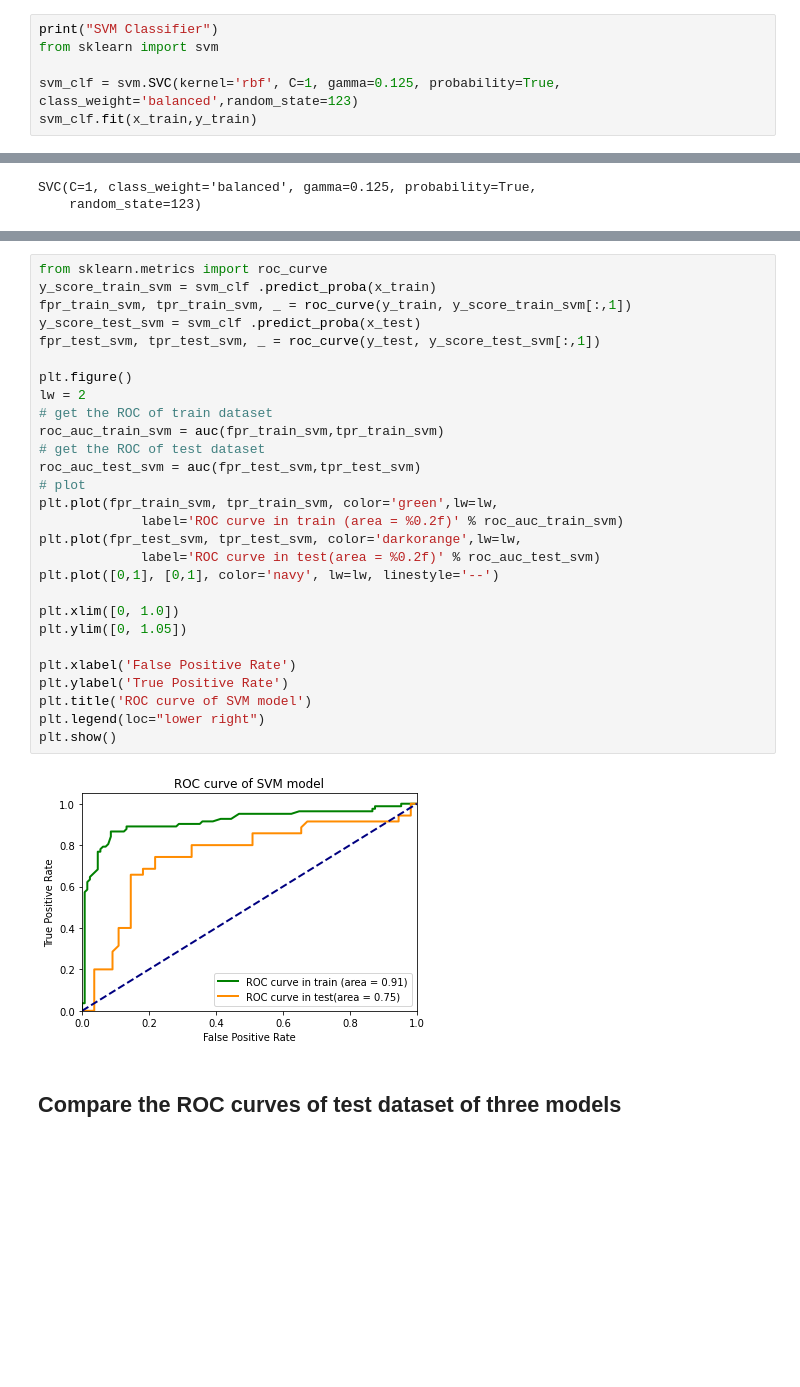
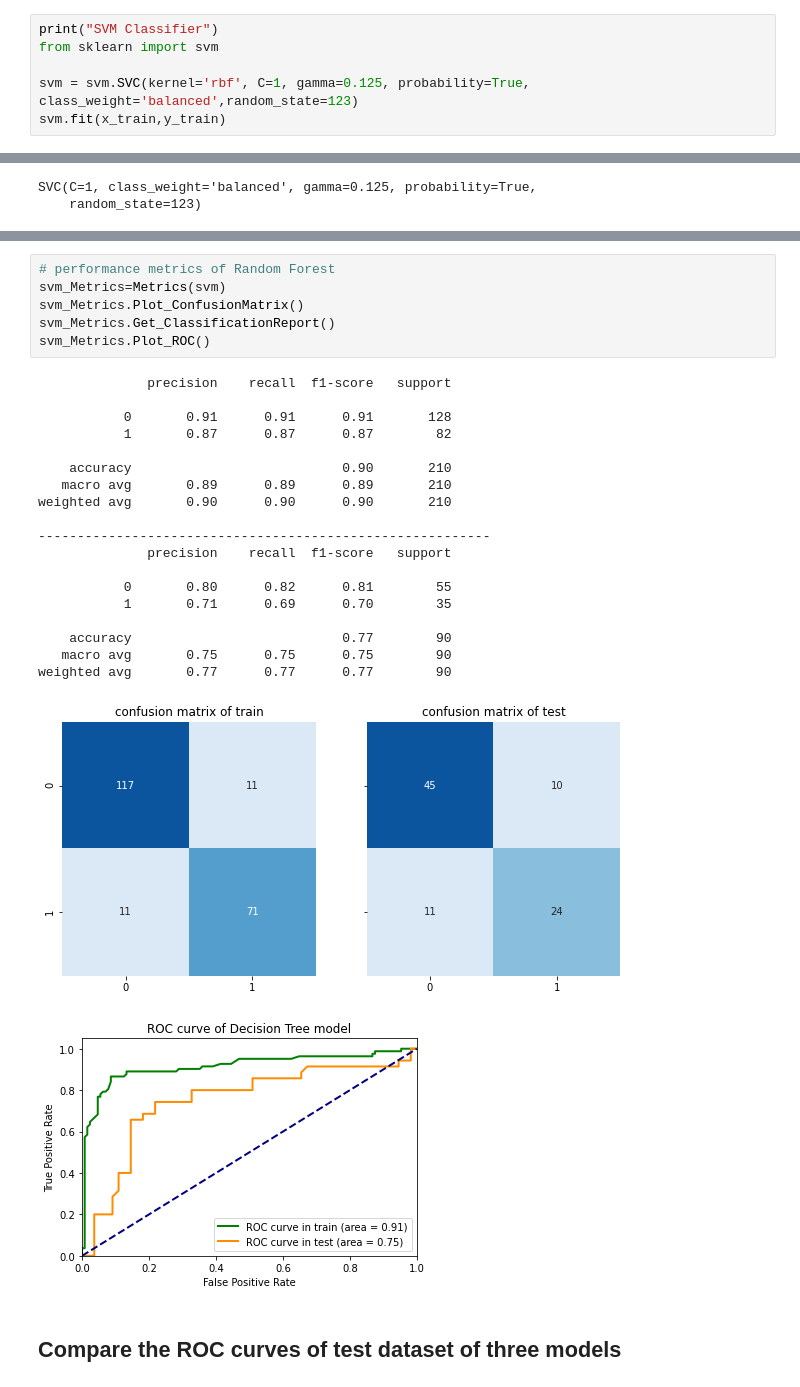
Before and after one commit to HongruiShi/PHAS0077, a Jupyter notebook: Classifier_discussion.ipynb, the cells around one changed output, grey strips where cells are left out. Cells and saved outputs as stored; diff of their text form; blank space fills up the shorter version.

```diff
--- a/Classifier_discussion.ipynb
+++ b/Classifier_discussion.ipynb
@@ -513,8 +483,8 @@ for train_index, test_index in sss.split(data_x_scaled, data_y):
 print("SVM Classifier")
 from sklearn import svm
 
-svm_clf = svm.SVC(kernel='rbf', C=1, gamma=0.125, probability=True, class_weight='balanced',random_state=123)
-svm_clf.fit(x_train,y_train)
+svm = svm.SVC(kernel='rbf', C=1, gamma=0.125, probability=True, class_weight='balanced',random_state=123)
+svm.fit(x_train,y_train)
 # %% [output]
 SVM Classifier
 SVC(C=1, class_weight='balanced', gamma=0.125, probability=True,
@@ -565,33 +492,30 @@ weighted avg       0.77      0.77      0.77        90
-# %%
-from sklearn.metrics import roc_curve
-y_score_train_svm = svm_clf .predict_proba(x_train)
-fpr_train_svm, tpr_train_svm, _ = roc_curve(y_train, y_score_train_svm[:,1])
-y_score_test_svm = svm_clf .predict_proba(x_test)
-fpr_test_svm, tpr_test_svm, _ = roc_curve(y_test, y_score_test_svm[:,1])
-
-plt.figure()
-lw = 2
-# get the ROC of train dataset
-roc_auc_train_svm = auc(fpr_train_svm,tpr_train_svm)
-# get the ROC of test dataset
-roc_auc_test_svm = auc(fpr_test_svm,tpr_test_svm)
-# plot
-plt.plot(fpr_train_svm, tpr_train_svm, color='green',lw=lw,
-             label='ROC curve in train (area = %0.2f)' % roc_auc_train_svm)
-plt.plot(fpr_test_svm, tpr_test_svm, color='darkorange',lw=lw,
-             label='ROC curve in test(area = %0.2f)' % roc_auc_test_svm)
-plt.plot([0,1], [0,1], color='navy', lw=lw, linestyle='--')
-
-plt.xlim([0, 1.0])
-plt.ylim([0, 1.05])
-
-plt.xlabel('False Positive Rate')
-plt.ylabel('True Positive Rate')
-plt.title('ROC curve of SVM model')
-plt.legend(loc="lower right")
-plt.show()
-# %% [output]
-[figure, removed]
+# %%
+# performance metrics of Random Forest
+svm_Metrics=Metrics(svm)
+svm_Metrics.Plot_ConfusionMatrix()
+svm_Metrics.Get_ClassificationReport()
+svm_Metrics.Plot_ROC()
+# %% [output]
+              precision    recall  f1-score   support
+
+           0       0.91      0.91      0.91       128
+           1       0.87      0.87      0.87        82
+
+    accuracy                           0.90       210
+   macro avg       0.89      0.89      0.89       210
+weighted avg       0.90      0.90      0.90       210
+
+----------------------------------------------------------
+              precision    recall  f1-score   support
+
+           0       0.80      0.82      0.81        55
+           1       0.71      0.69      0.70        35
+
+    accuracy                           0.77        90
+   macro avg       0.75      0.75      0.75        90
+weighted avg       0.77      0.77      0.77        90
+[figure, added]
+[figure, added]
 # %% [markdown]
 ## Compare the ROC curves of test dataset of three models
 # %%
```
Also changed, not shown: parts of 19 cells of this notebook, 1 other file.
